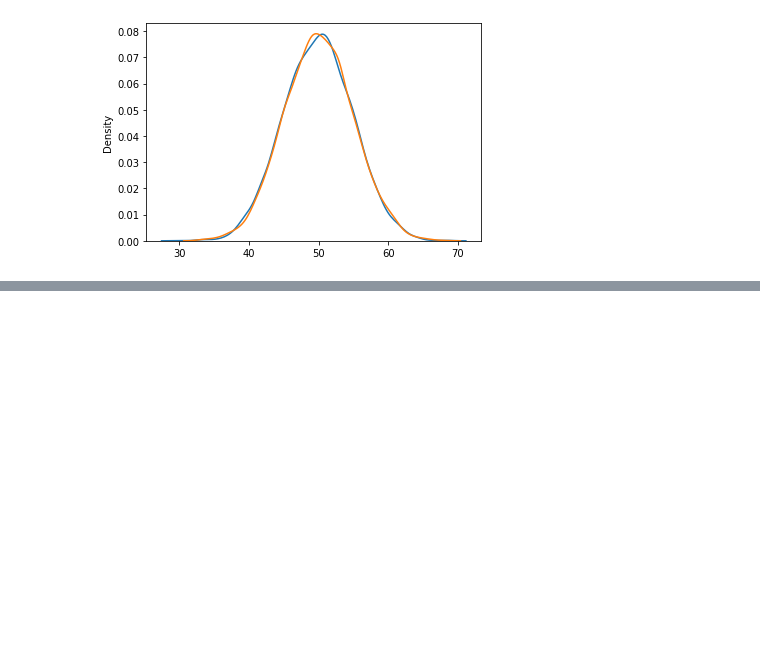
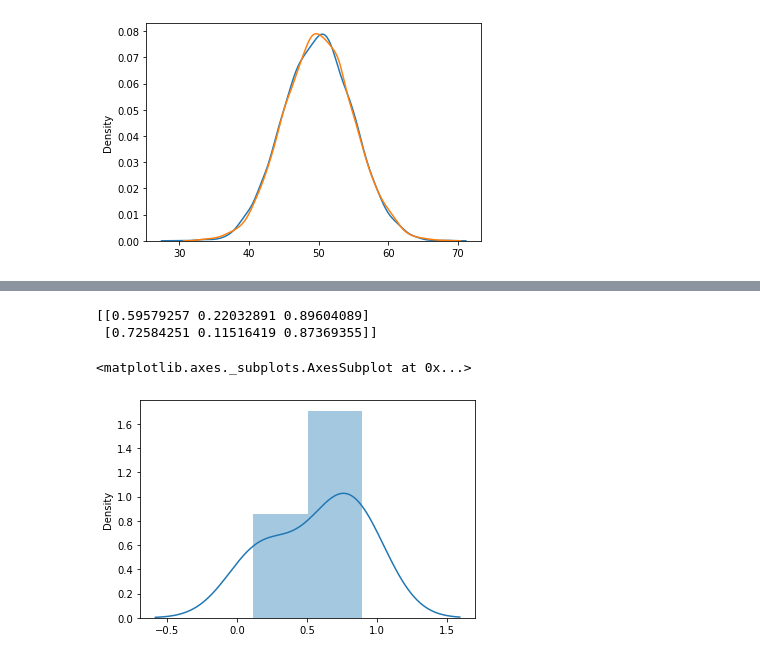
Before and after one commit to Vaibhav67979/MachineLearning, a Jupyter notebook: MLCourse/Seaborn_and_Distributions.ipynb, the cells around one changed output, grey strips where cells are left out. Drawn from its saved outputs; the diff is of its cells as text; code cells hidden in the pictures; blank space fills up the shorter version.

```diff
--- a/MLCourse/Seaborn_and_Distributions.ipynb
+++ b/MLCourse/Seaborn_and_Distributions.ipynb
@@ -119,0 +161,9 @@ sns.distplot(np.random.binomial(n=100, p=0.5, size=10000), hist=False, label='bi
+# %%
+x = np.random.uniform(size = (2,3))
+print(x)
+sns.distplot(x)
+# %% [output]
+[[0.59579257 0.22032891 0.89604089]
+ [0.72584251 0.11516419 0.87369355]]
+<matplotlib.axes._subplots.AxesSubplot at 0x...>
+[figure, added]
```
Also changed, not shown: parts of 14 cells of this notebook.
